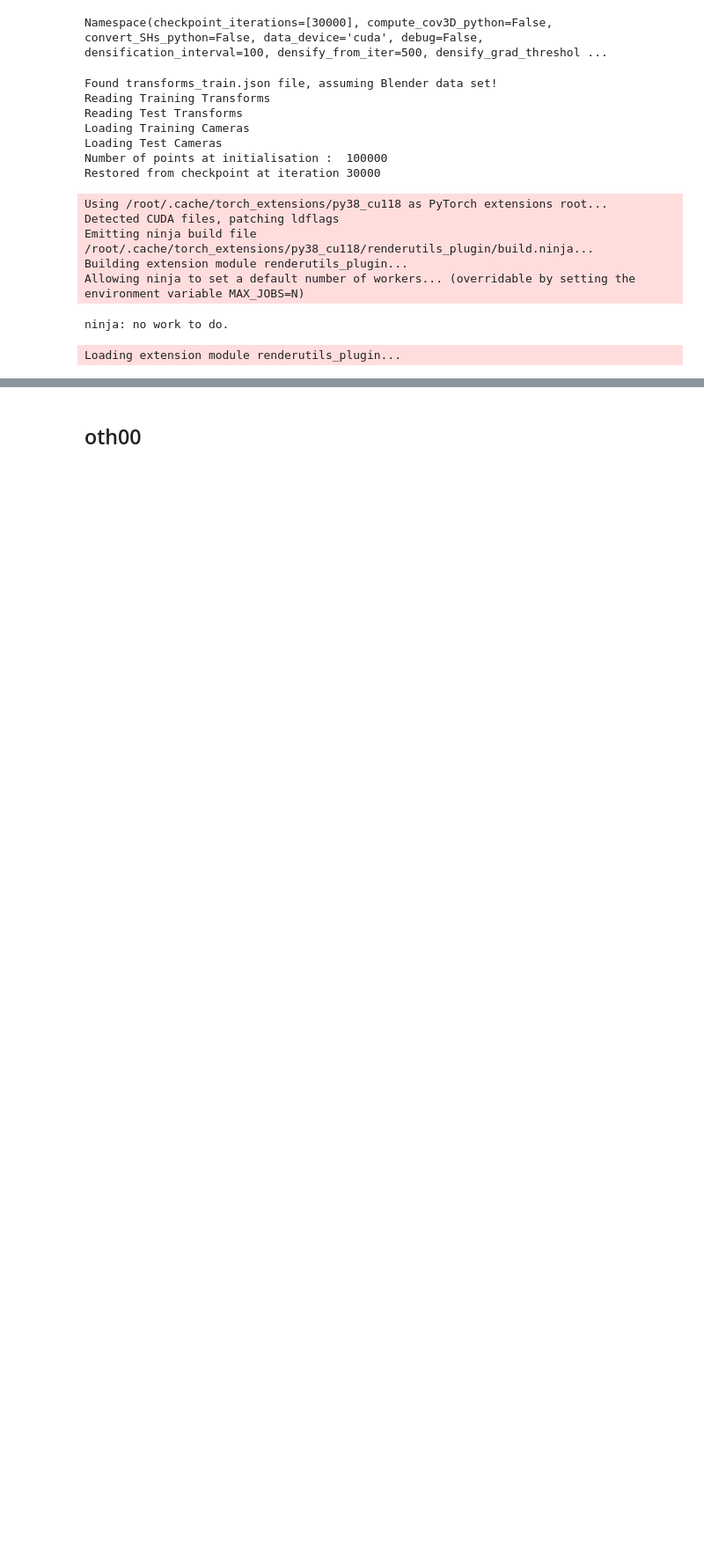
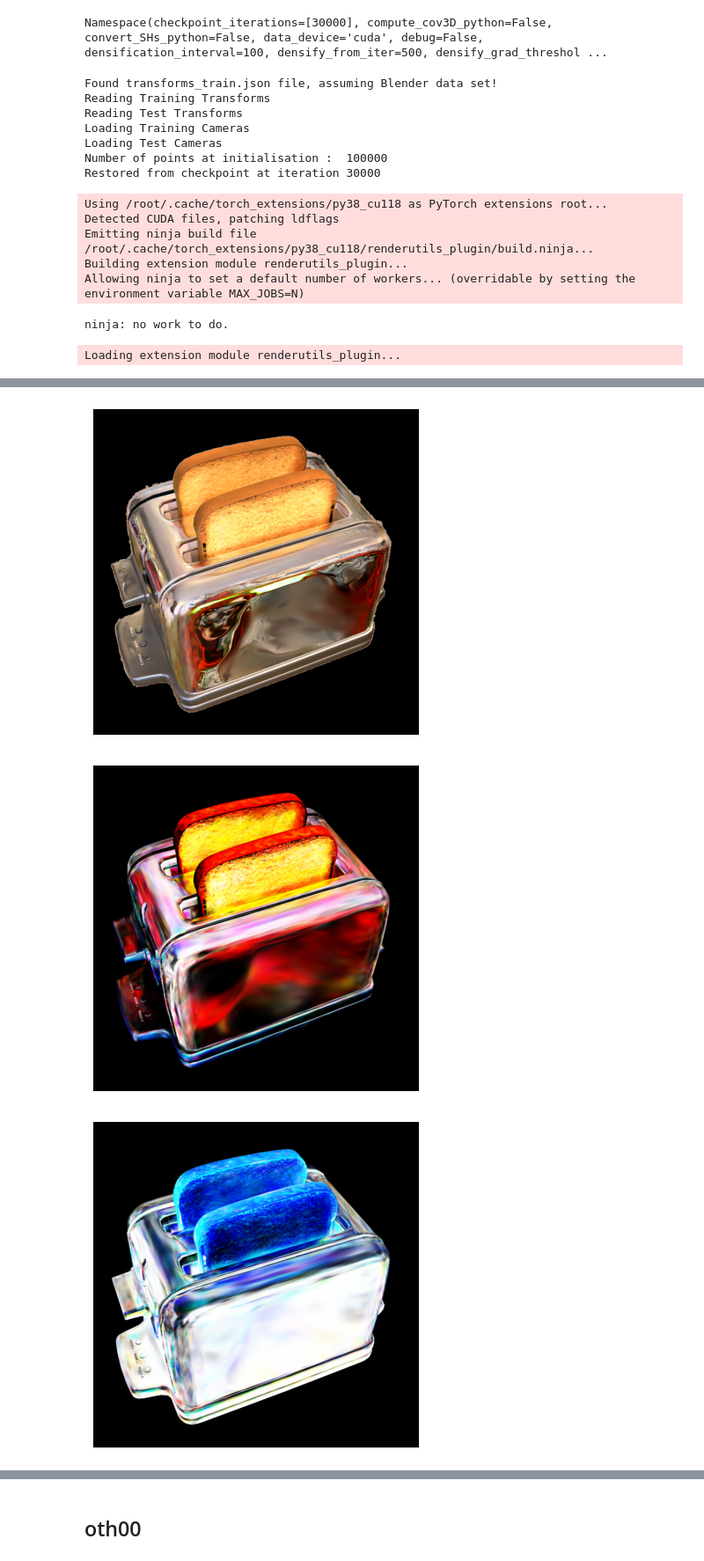
Before and after one commit to yupengchengg147/2dgsPBR, a Jupyter notebook: all_test.ipynb, the cells around one changed output, grey strips where cells are left out. Shown at 88% size. Cells and saved outputs as stored; diff of their text form; code cells hidden in the pictures; blank space fills up the shorter version.

```diff
--- a/all_test.ipynb
+++ b/all_test.ipynb
@@ -103,7 +101,8 @@ Number of points at initialisation :  100000
 Restored from checkpoint at iteration 30000
 # %%
 viewpoint_stack = scene.getTrainCameras().copy()
-viewpoint_cam = viewpoint_stack.pop(randint(0, len(viewpoint_stack)-1))
+# viewpoint_cam = viewpoint_stack.pop(randint(0, len(viewpoint_stack)-1))
+viewpoint_cam = viewpoint_stack[80]
 brdf_lut = get_brdf_lut().cuda()
 cubemap.build_mips()
 # %% [output]
@@ -138,13 +135,13 @@ import gaussian_renderer
 importlib.reload(gaussian_renderer)
 from gaussian_renderer import pbr_render_deffered
 # %%
-rets = pbr_render_deffered(
-    viewpoint_camera=viewpoint_cam,
-            pc=gaussians,
-            light=cubemap,
-            pipe=pipe,
-            bg_color=background,
-            view_dirs = view_dirs,
-            brdf_lut=brdf_lut,
-            speed=False)
+render_pkg = pbr_render_deffered(viewpoint_camera=viewpoint_cam,
+                                             pc=gaussians,
+                                             light=cubemap,
+                                             pipe=pipe,
+                                             bg_color=background,
+                                             view_dirs=view_dirs,
+                                             brdf_lut=brdf_lut,
+                                             speed=False)
+render_pkg.keys()
 # %% [output]
@@ -186,0 +149,5 @@ Clipping input data to the valid range for imshow with RGB data ([0..1] for floa
+# %%
+image, viewspace_point_tensor, visibility_filter, radii = render_pkg["render"], render_pkg["viewspace_points"], render_pkg["visibility_filter"], render_pkg["radii"]
+alpha, rend_normal, dist, surf_depth, normal_from_d = render_pkg["rend_alpha"], render_pkg["rend_normal"], render_pkg["rend_dist"], render_pkg["surf_depth"], render_pkg["surf_normal"]
+kd_map, ks_map, kr_map, cr_map = render_pkg["kd_map"], render_pkg["ks_map"], render_pkg["kr_map"], render_pkg["cr_map"]
+diffuse_color, specular_color = render_pkg["diffuse_color"], render_pkg["specular_color"]
@@ -186,0 +168,6 @@ Clipping input data to the valid range for imshow with RGB data ([0..1] for floa
+# %%
+show_rgb_image(image),show_rgb_image(kd_map),show_rgb_image(ks_map),show_single_channel_image(kr_map[0,:,:][None,:,:]),show_rgb_image(cr_map),show_rgb_image(diffuse_color),show_rgb_image(specular_color)
+# %% [output]
+[figure, added]
+[figure, added]
+[figure, added]
```
Also changed, not shown: parts of 37 cells of this notebook, 6 other files.
